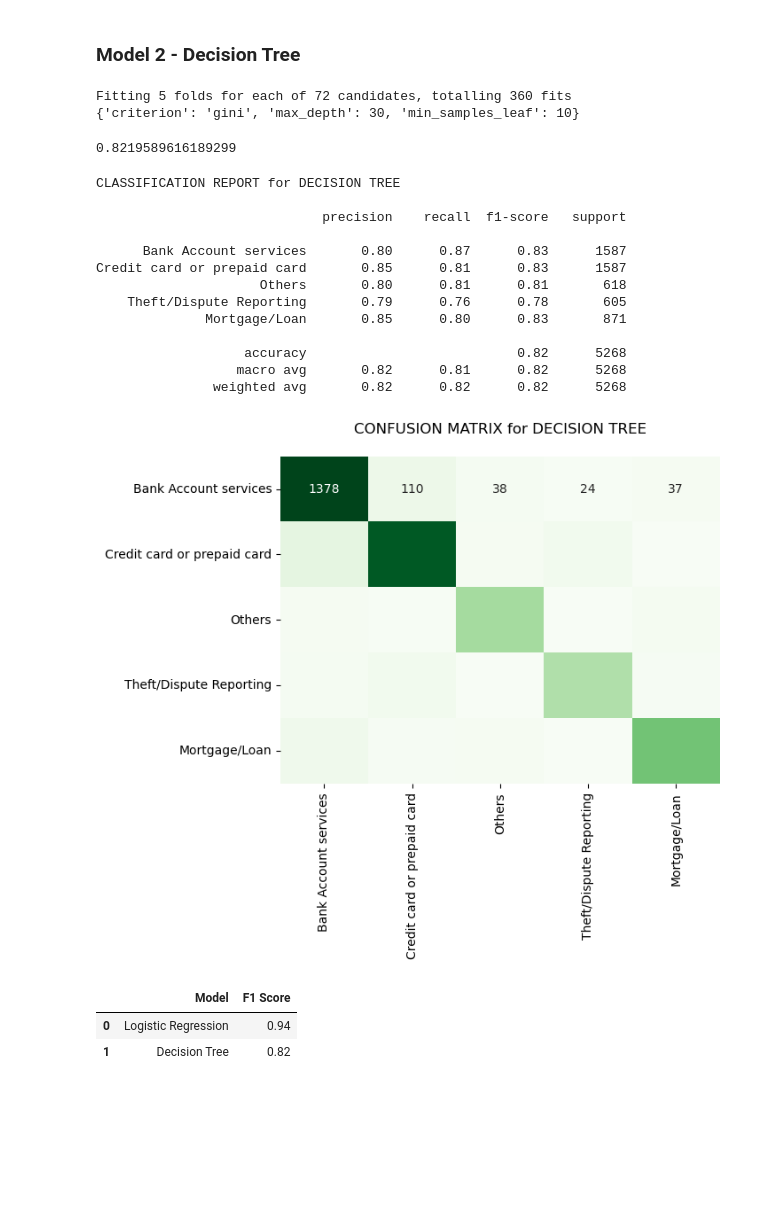
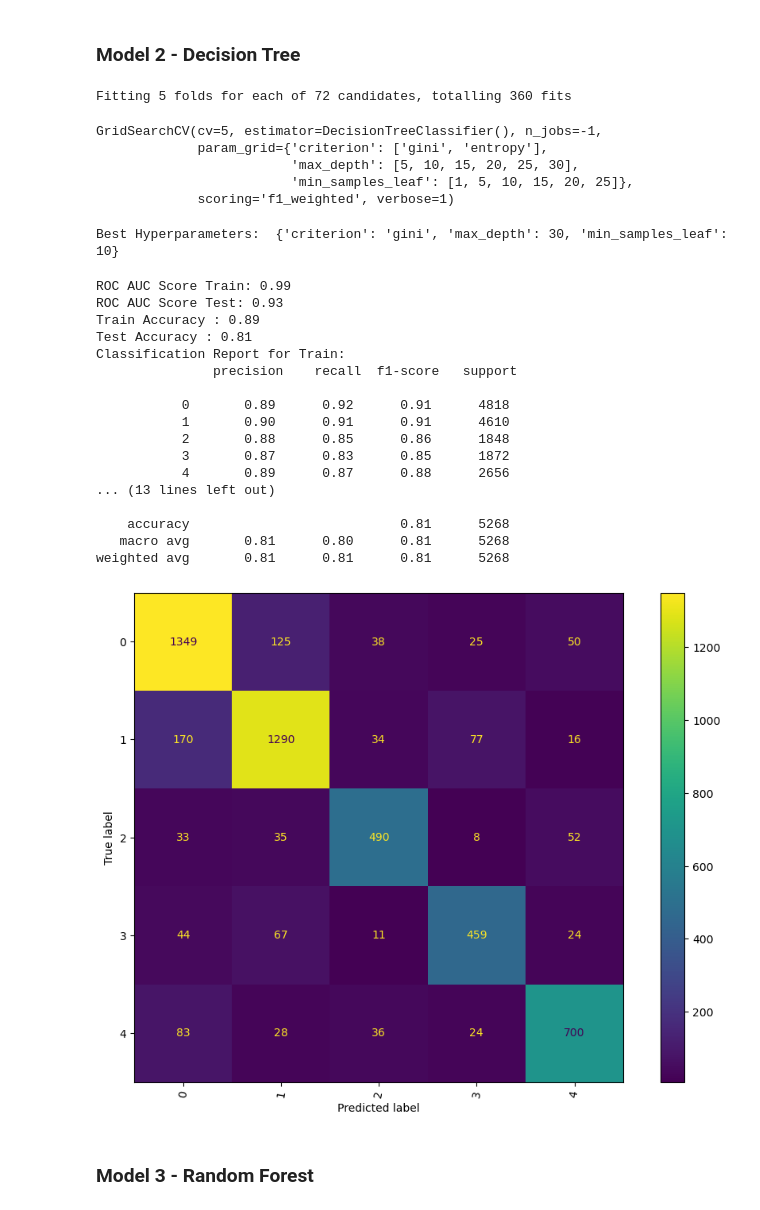
Before and after one commit to SanjayaKumarSahoo/automatic-ticket-classification, a Jupyter notebook: Automatic_Ticket_Classification_Assignment.ipynb, the cells around one changed output. Drawn from its saved outputs; the diff is of its cells as text; code cells hidden in the pictures; blank space fills up the shorter version.

```diff
--- a/Automatic_Ticket_Classification_Assignment.ipynb
+++ b/Automatic_Ticket_Classification_Assignment.ipynb
@@ -801,5 +841,0 @@ Please also refer to the documentation for alternative solver options:
-# %%
-# Creating model with best hyperparameter
-lr_tuned = LogisticRegression(C=1, penalty='l1', solver='saga')
-lr_tuned.fit(X_train, y_train)
-y_pred_lr_tuned = lr_tuned.predict(X_test)
@@ -841,7 +871 @@ f1_summary
 from sklearn.tree import DecisionTreeClassifier
-# %%
-# Run Decision Tree with default hyperparameters
-model_name = 'DECISION TREE'
-dt = DecisionTreeClassifier()
-dt.fit(X_train, y_train)
-y_pred_dt = dt.predict(X_test)
@@ -848,5 +874,5 @@ y_pred_dt = dt.predict(X_test)
 # %%
-# Hyperparameter tuning for best result
+# hyperparameter tuning for best result
 param_dt = {
     'criterion': ['gini', 'entropy'],
     'max_depth' : [5, 10, 15, 20, 25, 30],
@@ -861,7 +887,10 @@ grid_dt = GridSearchCV(estimator=dt,
                        n_jobs=-1,
                        cv=5)
 grid_dt.fit(X_train, y_train)
-print(grid_dt.best_params_)
 # %% [output]
 Fitting 5 folds for each of 72 candidates, totalling 360 fits
-{'criterion': 'gini', 'max_depth': 30, 'min_samples_leaf': 10}
+GridSearchCV(cv=5, estimator=DecisionTreeClassifier(), n_jobs=-1,
+             param_grid={'criterion': ['gini', 'entropy'],
+                         'max_depth': [5, 10, 15, 20, 25, 30],
+                         'min_samples_leaf': [1, 5, 10, 15, 20, 25]},
+             scoring='f1_weighted', verbose=1)
@@ -876,32 +897,28 @@ y_pred_dt_tuned = dt_tuned.predict(X_test)
-# %%
-# Calculate F1 Score of tuned model using weighted average method
-f1_dt = f1_score(y_test, y_pred_dt_tuned, average="weighted")
-f1_dt
-# %% [output]
-0.8219589616189299
-# %%
-# Evaluate the tuned Decision Tree classifier
-model_eval(y_test, y_pred_dt_tuned, model_name)
-# %% [output]
-CLASSIFICATION REPORT for DECISION TREE
-
-                             precision    recall  f1-score   support
-
-      Bank Account services       0.80      0.87      0.83      1587
-Credit card or prepaid card       0.85      0.81      0.83      1587
-                     Others       0.80      0.81      0.81       618
-    Theft/Dispute Reporting       0.79      0.76      0.78       605
-              Mortgage/Loan       0.85      0.80      0.83       871
-
-                   accuracy                           0.82      5268
-                  macro avg       0.82      0.81      0.82      5268
-               weighted avg       0.82      0.82      0.82      5268
-[figure, removed]
-# %%
-# Update the summary table
-f1_summary.loc[len(f1_summary.index)] = ['Decision Tree', round(f1_dt, 2)]
-f1_summary
-# %% [output]
-|  | Model | F1 Score |
-| 0 | Logistic Regression | 0.94 |
-| 1 | Decision Tree | 0.82 |
+# %%
+print("Best Hyperparameters: ", grid_dt.best_params_)
+# %% [output]
+Best Hyperparameters:  {'criterion': 'gini', 'max_depth': 30, 'min_samples_leaf': 10}
+# %%
+metric2=[]
+display_classification_report(grid_dt, metric2)
+# %% [output]
+ROC AUC Score Train: 0.99
+ROC AUC Score Test: 0.93
+Train Accuracy : 0.89
+Test Accuracy : 0.81
+Classification Report for Train:
+               precision    recall  f1-score   support
+
+           0       0.89      0.92      0.91      4818
+           1       0.90      0.91      0.91      4610
+           2       0.88      0.85      0.86      1848
+           3       0.87      0.83      0.85      1872
+           4       0.89      0.87      0.88      2656
+... (13 lines left out)
+
+    accuracy                           0.81      5268
+   macro avg       0.81      0.80      0.81      5268
+weighted avg       0.81      0.81      0.81      5268
+[figure, added]
+# %% [markdown]
+### Model 3 - Random Forest
```
Also changed, not shown: parts of 32 cells of this notebook.
